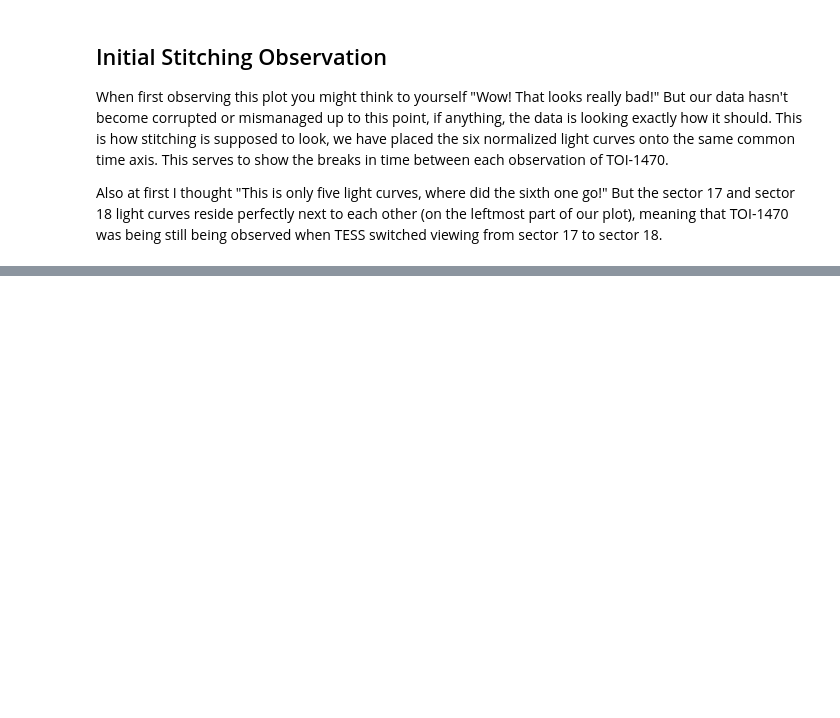
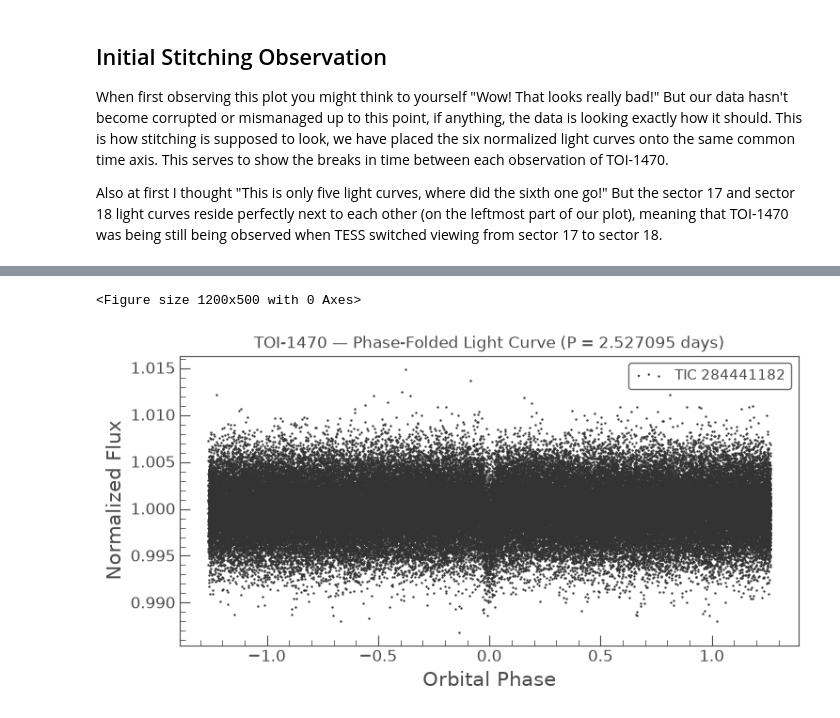
Before and after one commit to JonathonDPuchbauer/Recovery-of-TOI-1470-Planetary-System-Research-Project, a Jupyter notebook: notebooks/TOI-1470-analysis.ipynb, the cells around one changed output, grey strips where cells are left out. Saved outputs shown, nothing was run; the diff lists cells and outputs as text; code cells hidden in the pictures; blank space fills up the shorter version.

Commit message:
Complete initial BLS and phase-folding analysis

```diff
--- a/notebooks/TOI-1470-analysis.ipynb
+++ b/notebooks/TOI-1470-analysis.ipynb
@@ -273,0 +320,12 @@ Also at first I thought "This is only five light curves, where did the sixth one
+# %%
+best_period = bls.period_at_max_power
+best_power = bls.max_power
+best_duration = bls.duration_at_max_power
+best_epoch = bls.transit_time_at_max_power
+best_depth = bls.depth_at_max_power
+
+print(f"Best-fit period: {best_period:.6f}")
+print(f"BLS power: {best_power:.6f}")
+print(f"Transit duration: {best_duration:.6f}")
+print(f"Transit epoch: {best_epoch.to_value('btjd'):.6f} BTJD Days")
+print(f"Transit depth: {best_depth:.6f}")
@@ -273,0 +344,18 @@ Also at first I thought "This is only five light curves, where did the sixth one
+# %%
+folded_lc = combined_lc.fold(period=best_period, epoch_time=best_epoch)
+
+plt.figure(figsize=(12, 5))
+
+folded_lc.scatter(s=2)
+
+plt.title(
+    f"TOI-1470 — Phase-Folded Light Curve "
+    f"(P = {best_period.value:.6f} days)"
+)
+plt.xlabel("Orbital Phase")
+plt.ylabel("Normalized Flux")
+
+plt.show()
+# %% [output]
+<Figure size 1200x500 with 0 Axes>
+[figure, added]
```
Also changed, not shown: parts of 17 cells of this notebook, 1 other file.
